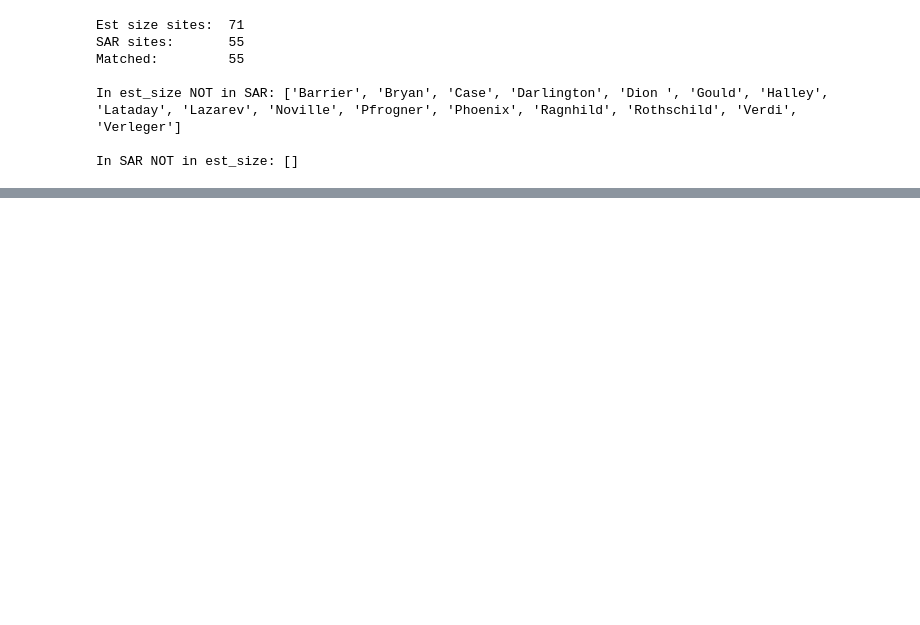
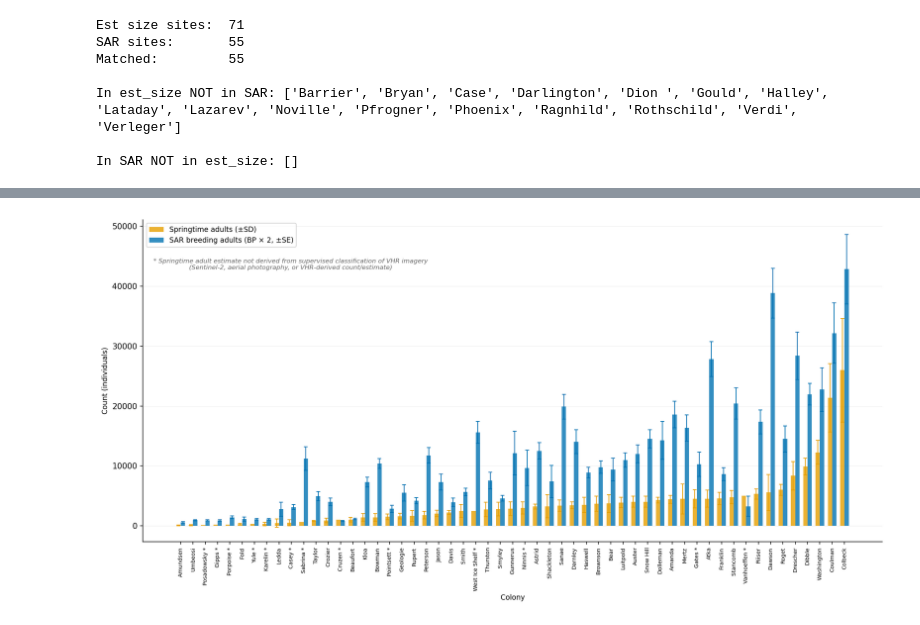
Before and after one commit to rosetazetta/SAR_EmperorPenguin, a Jupyter notebook: Code/compare_size_refined.ipynb, the cells around one changed output, grey strips where cells are left out. Cells and saved outputs as stored; diff of their text form; code cells hidden in the pictures; blank space fills up the shorter version.

```diff
--- a/Code/compare_size_refined.ipynb
+++ b/Code/compare_size_refined.ipynb
@@ -716,0 +807,81 @@ Exported unsampled colonies to unsampled_colonies_est_size.csv
+# %%
+# ── Plot — vertical bar chart ──────────────────────────────────────────────
+
+fig, ax = plt.subplots(figsize=(14, 7))
+
+# Sort and reset index to ensure alignment
+dfPlot = dfSizeComp.sort_values("avg_size").dropna(subset=[
+    "avg_size", #"avg_size_sd",
+    "breeding_adults_mean", "breeding_adults_se"
+]).reset_index(drop=True)
+#dfPlot = dfSizeComp.sort_values("avg_size").reset_index(drop=True)
+colony_order = dfPlot["colony_name"].tolist()
+bar_width = 0.35
+
+for x, (_, r) in enumerate(dfPlot.iterrows()):
+
+    # avg_size bar with SD
+    ax.bar(x - bar_width/2, r["avg_size"],
+           width=bar_width, color="#E69F00",
+           alpha=0.8,
+           label="Springtime adults (±SD)" if x == 0 else "")
+    ax.errorbar(x - bar_width/2, r["avg_size"],
+                yerr=r["avg_size_sd"],
+                fmt="none", color="#E69F00",
+                linewidth=1, capsize=2.5, zorder=4)
+
+    # breeding adults bar with combined SE × 2
+    ax.bar(x + bar_width/2, r["breeding_adults_mean"],
+           width=bar_width, color="#0072B2",
+           alpha=0.8,
+           label="SAR breeding adults (BP × 2, ±SE)" if x == 0 else "")
+    ax.errorbar(x + bar_width/2, r["breeding_adults_mean"],
+                yerr=r["breeding_adults_se"],
+                fmt="none", color="#0072B2",
+                linewidth=1, capsize=2.5, zorder=4)
+
+ax.set_xticks(range(len(colony_order)))
+ax.set_xticklabels(colony_order, rotation=90, fontsize=8)
+ax.set_ylabel("Count (individuals)", fontsize=9)
+ax.set_xlabel("Colony", fontsize=9)
+
+ax.legend(fontsize=9, loc="upper left")
+ax.spines["top"].set_visible(False)
+ax.spines["right"].set_visible(False)
+ax.yaxis.grid(True, linewidth=0.3, alpha=0.4)
+ax.set_axisbelow(True)
+
+# Standardise method names — strip whitespace
+df_est_size["method"] = df_est_size["method"].str.strip()
+dfSizeComp["method"]  = dfSizeComp["method"].str.strip()
+
+# Identify non-VHR colonies — star anything that isn't pure VHR
+non_vhr = set(dfSizeComp[dfSizeComp["method"] != "VHR"]["colony_name"].tolist())
+print(f"Non-VHR colonies ({len(non_vhr)}):")
+print(sorted(non_vhr))
+print(f"\nMethod breakdown:")
+print(dfSizeComp.groupby("method")["colony_name"].count())
+
+# Starred x-axis labels
+colony_labels_starred = [
+    f"{c} *" if c in non_vhr else c
+    for c in [r["colony_name"] for _, r in dfPlot.iterrows()]
+]
+
+ax.set_xticks(range(len(colony_labels_starred)))
+ax.set_xticklabels(colony_labels_starred, rotation=90, fontsize=7)
+
+ax.text(0.2, 0.88,
+        "* Springtime adult estimate not derived "
+         "from supervised classification of VHR imagery\n"
+         "(Sentinel-2, aerial photography, or VHR-derived count/estimate)",
+        transform=ax.transAxes,
+        ha="center", va="top",
+        fontsize=8, color="dimgray", style="italic")
+
+plt.tight_layout()
+plt.savefig(os.path.join(INPUTPATH,
+            "Final results/fig_breeding_adults_vs_springtime.png"),
+            bbox_inches="tight", dpi=300)
+plt.show()
+# %% [output]
@@ -716,0 +898 @@ Exported unsampled colonies to unsampled_colonies_est_size.csv
+[figure, added]
```
Also changed, not shown: parts of 19 cells of this notebook.
